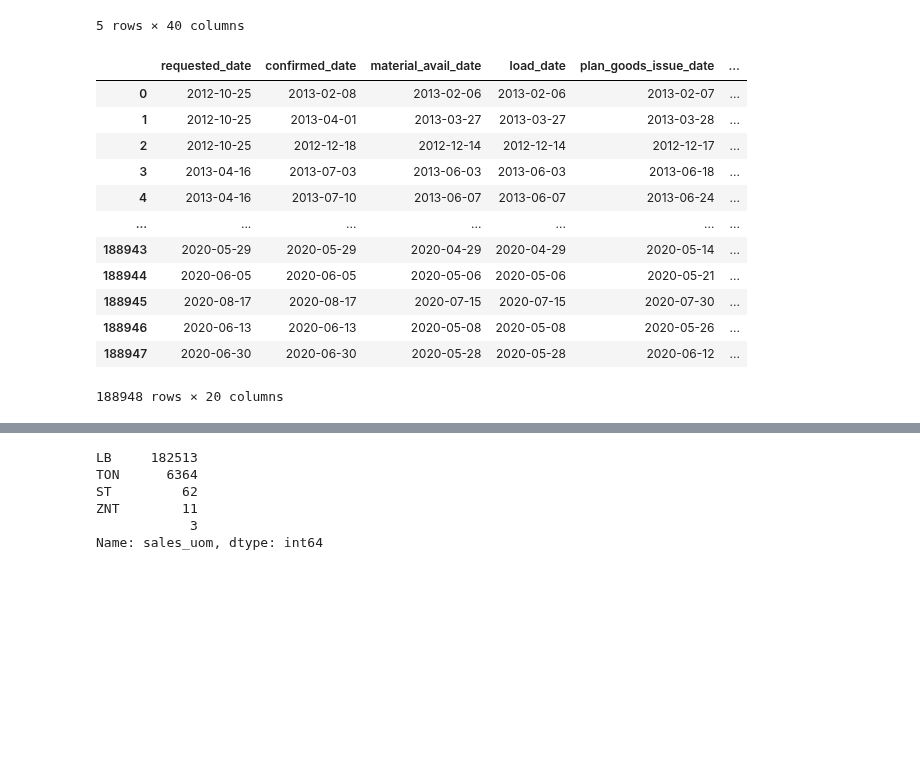
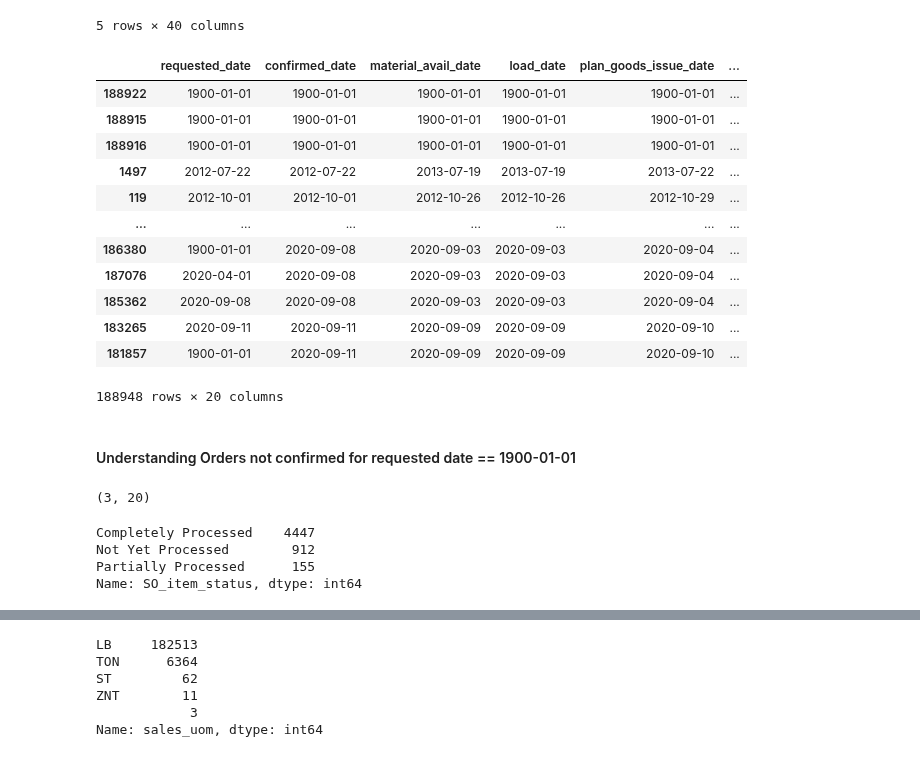
Before and after one commit to jvac06/pft, a Jupyter notebook: scripts/cleaning.ipynb, the cells around one changed output, grey strips where cells are left out. Drawn from its saved outputs; the diff is of its cells as text; code cells hidden in the pictures; blank space fills up the shorter version.

```diff
--- a/scripts/cleaning.ipynb
+++ b/scripts/cleaning.ipynb
@@ -536,21 +540,37 @@ order_hist.head()
 # %%
 #Reducing main data frame
 order_reduced = order_hist[["requested_date",'confirmed_date','material_avail_date', 'load_date', 'plan_goods_issue_date','sales_district_code',
                             "division", "sold_to", "ship_to","route","ship_to_city", "ship_to_state", "material_number",'material_description',
                             'order_qty_sales_units', 'confirmed_qty', 'sales_uom','qty_on_shipment','qty_shipped_sales_units', 'item_status',]]
 order_reduced.rename(columns={"material_number":"sku"}, inplace=True)
+order_reduced = order_reduced.sort_values(["confirmed_date", "material_description"])
 order_reduced.head(-5)
 # %% [output]
 |  | requested_date | confirmed_date | material_avail_date | load_date | plan_goods_issue_date | ... |
-| 0 | 2012-10-25 | 2013-02-08 | 2013-02-06 | 2013-02-06 | 2013-02-07 | ... |
-| 1 | 2012-10-25 | 2013-04-01 | 2013-03-27 | 2013-03-27 | 2013-03-28 | ... |
-| 2 | 2012-10-25 | 2012-12-18 | 2012-12-14 | 2012-12-14 | 2012-12-17 | ... |
-| 3 | 2013-04-16 | 2013-07-03 | 2013-06-03 | 2013-06-03 | 2013-06-18 | ... |
-| 4 | 2013-04-16 | 2013-07-10 | 2013-06-07 | 2013-06-07 | 2013-06-24 | ... |
+| 188922 | 1900-01-01 | 1900-01-01 | 1900-01-01 | 1900-01-01 | 1900-01-01 | ... |
+| 188915 | 1900-01-01 | 1900-01-01 | 1900-01-01 | 1900-01-01 | 1900-01-01 | ... |
+| 188916 | 1900-01-01 | 1900-01-01 | 1900-01-01 | 1900-01-01 | 1900-01-01 | ... |
+| 1497 | 2012-07-22 | 2012-07-22 | 2013-07-19 | 2013-07-19 | 2013-07-22 | ... |
+| 119 | 2012-10-01 | 2012-10-01 | 2012-10-26 | 2012-10-26 | 2012-10-29 | ... |
 | ... | ... | ... | ... | ... | ... | ... |
-| 188943 | 2020-05-29 | 2020-05-29 | 2020-04-29 | 2020-04-29 | 2020-05-14 | ... |
-| 188944 | 2020-06-05 | 2020-06-05 | 2020-05-06 | 2020-05-06 | 2020-05-21 | ... |
-| 188945 | 2020-08-17 | 2020-08-17 | 2020-07-15 | 2020-07-15 | 2020-07-30 | ... |
-| 188946 | 2020-06-13 | 2020-06-13 | 2020-05-08 | 2020-05-08 | 2020-05-26 | ... |
-| 188947 | 2020-06-30 | 2020-06-30 | 2020-05-28 | 2020-05-28 | 2020-06-12 | ... |
+| 186380 | 1900-01-01 | 2020-09-08 | 2020-09-03 | 2020-09-03 | 2020-09-04 | ... |
+| 187076 | 2020-04-01 | 2020-09-08 | 2020-09-03 | 2020-09-03 | 2020-09-04 | ... |
+| 185362 | 2020-09-08 | 2020-09-08 | 2020-09-03 | 2020-09-03 | 2020-09-04 | ... |
+| 183265 | 2020-09-11 | 2020-09-11 | 2020-09-09 | 2020-09-09 | 2020-09-10 | ... |
+| 181857 | 1900-01-01 | 2020-09-11 | 2020-09-09 | 2020-09-09 | 2020-09-10 | ... |
 188948 rows × 20 columns
+# %% [markdown]
+#### Understanding Orders not confirmed for requested date == 1900-01-01
+# %%
+# Confirned date only has three of these, safe to use.
+order_reduced[order_reduced["confirmed_date"]=='1900-01-01'].shape
+# %% [output]
+(3, 20)
+# %%
+#Most are completely processed, but with nearly 1/5 on-process
+order_reduced[order_reduced["requested_date"]=='1900-01-01']["item_status"].value_counts()
+# %% [output]
+Completely Processed    4447
+Not Yet Processed        912
+Partially Processed      155
+Name: SO_item_status, dtype: int64
```
Also changed, not shown: parts of 28 cells of this notebook.
